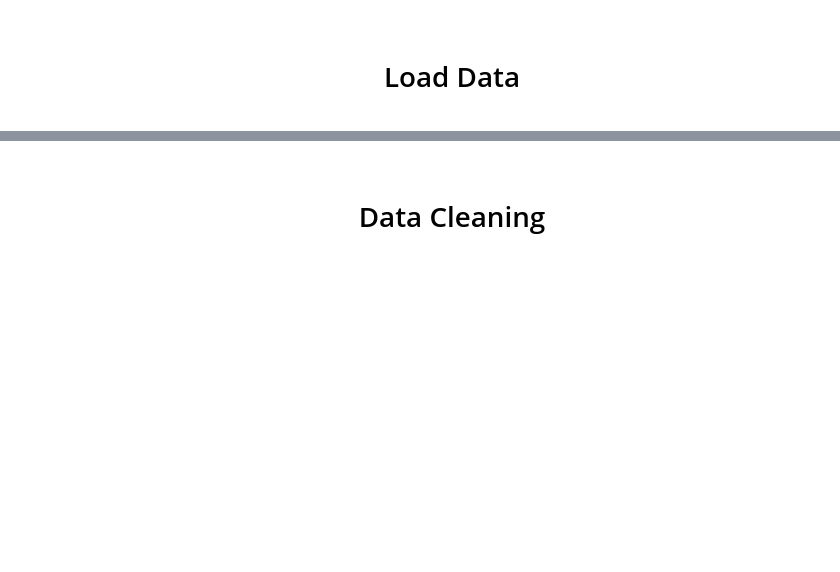
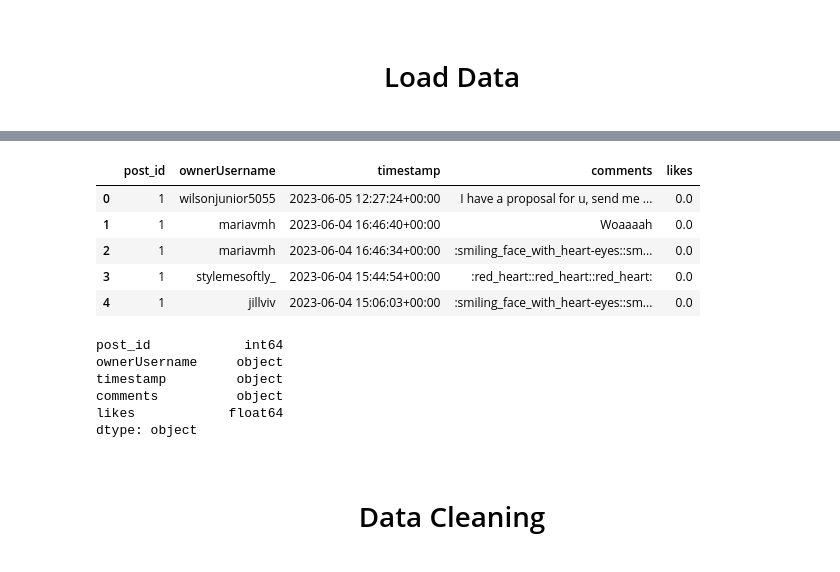
Before and after one commit to 23092003e/A-Fashion-Recommendation-System-via-Sequence-Mining-on-Social-Media-, a Jupyter notebook: notebooks/data_cleaning.ipynb, the cells around one changed output, grey strips where cells are left out. Saved outputs shown, nothing was run; the diff lists cells and outputs as text; code cells hidden in the pictures; blank space fills up the shorter version.

```diff
--- a/notebooks/data_cleaning.ipynb
+++ b/notebooks/data_cleaning.ipynb
@@ -27,0 +46,25 @@ post_df.head()
+# %%
+comment_df.head()
+# %% [output]
+|  | post_id | ownerUsername | timestamp | comments | likes |
+| 0 | 1 | wilsonjunior5055 | 2023-06-05 12:27:24+00:00 | I have a proposal for u, send me ... | 0.0 |
+| 1 | 1 | mariavmh | 2023-06-04 16:46:40+00:00 | Woaaaah | 0.0 |
+| 2 | 1 | mariavmh | 2023-06-04 16:46:34+00:00 | :smiling_face_with_heart-eyes::sm... | 0.0 |
+| 3 | 1 | stylemesoftly_ | 2023-06-04 15:44:54+00:00 | :red_heart:️:red_heart:️:red_heart:️ | 0.0 |
+| 4 | 1 | jillviv | 2023-06-04 15:06:03+00:00 | :smiling_face_with_heart-eyes::sm... | 0.0 |
+# %%
+# Field descriptions:
+# post_id: Unique identifier for each post (integer)
+# ownerUsername: Username of the commenter (string)
+# timestamp: Date and time when the comment was posted (datetime)
+# comments: Text content of the comment (string)
+# likes: Number of likes on the comment (float)
+
+comment_df.dtypes
+# %% [output]
+post_id            int64
+ownerUsername     object
+timestamp         object
+comments          object
+likes            float64
+dtype: object
```
Also changed, not shown: parts of 10 cells of this notebook, 2 other files.
